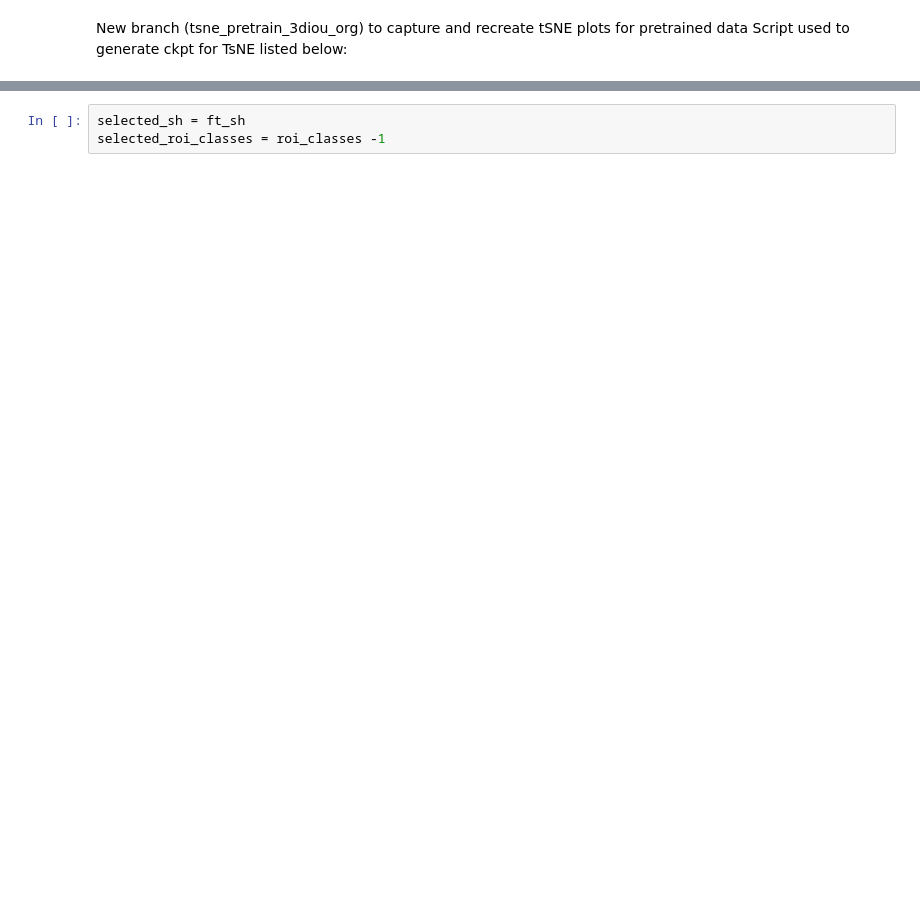
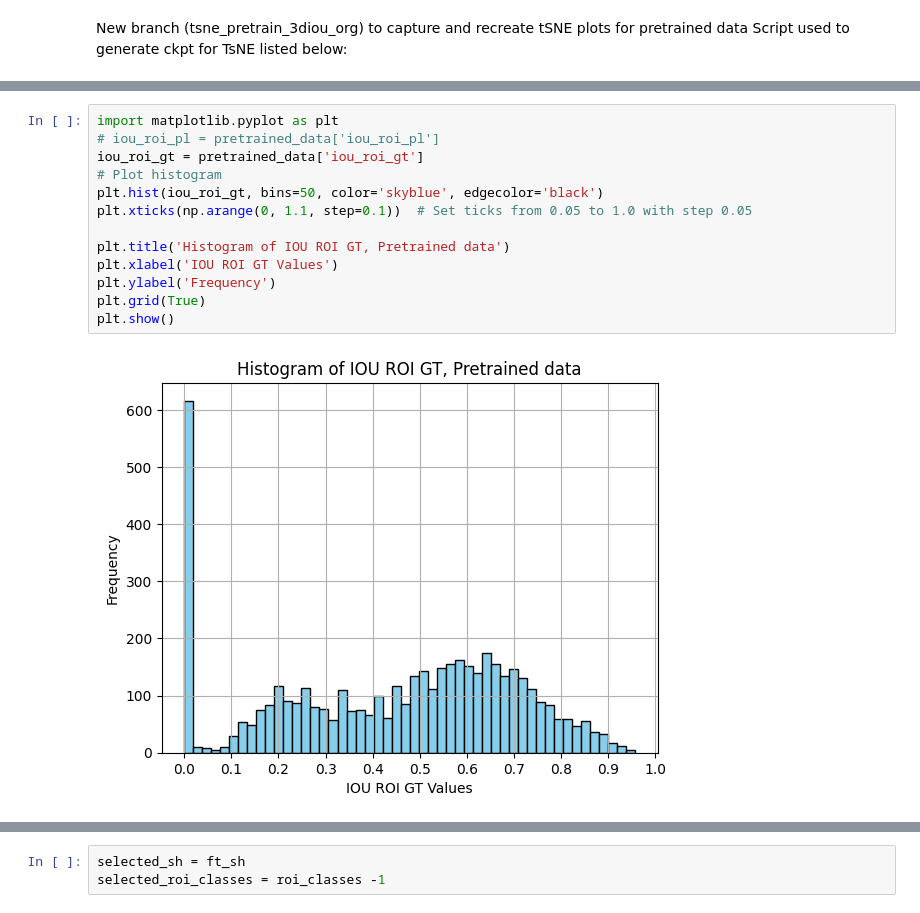
Before and after one commit to adv010/OpenPCDet, a Jupyter notebook: Feature_analysis_Tsne_pretrain.ipynb, the cells around one changed output, grey strips where cells are left out. Cells and saved outputs as stored; diff of their text form; blank space fills up the shorter version.

```diff
--- a/Feature_analysis_Tsne_pretrain.ipynb
+++ b/Feature_analysis_Tsne_pretrain.ipynb
@@ -59,0 +133,15 @@ len(pretrained_data['roi_scores'])
+# %%
+import matplotlib.pyplot as plt
+# iou_roi_pl = pretrained_data['iou_roi_pl']
+iou_roi_gt = pretrained_data['iou_roi_gt']
+# Plot histogram
+plt.hist(iou_roi_gt, bins=50, color='skyblue', edgecolor='black')
+plt.xticks(np.arange(0, 1.1, step=0.1))  # Set ticks from 0.05 to 1.0 with step 0.05
+
+plt.title('Histogram of IOU ROI GT, Pretrained data')
+plt.xlabel('IOU ROI GT Values')
+plt.ylabel('Frequency')
+plt.grid(True)
+plt.show()
+# %% [output]
+[figure, added]
```
Also changed, not shown: parts of 26 cells of this notebook, 1 other file.
